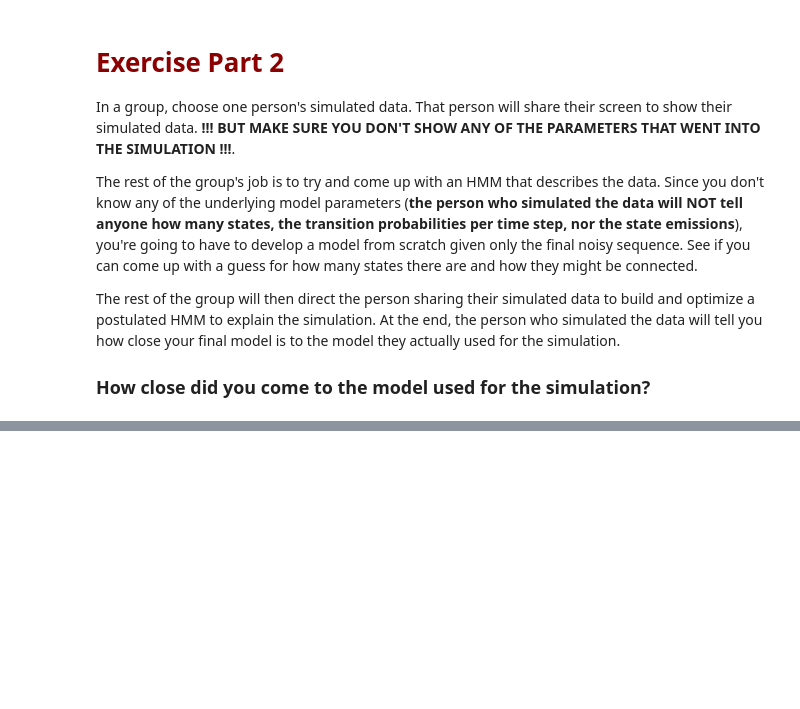
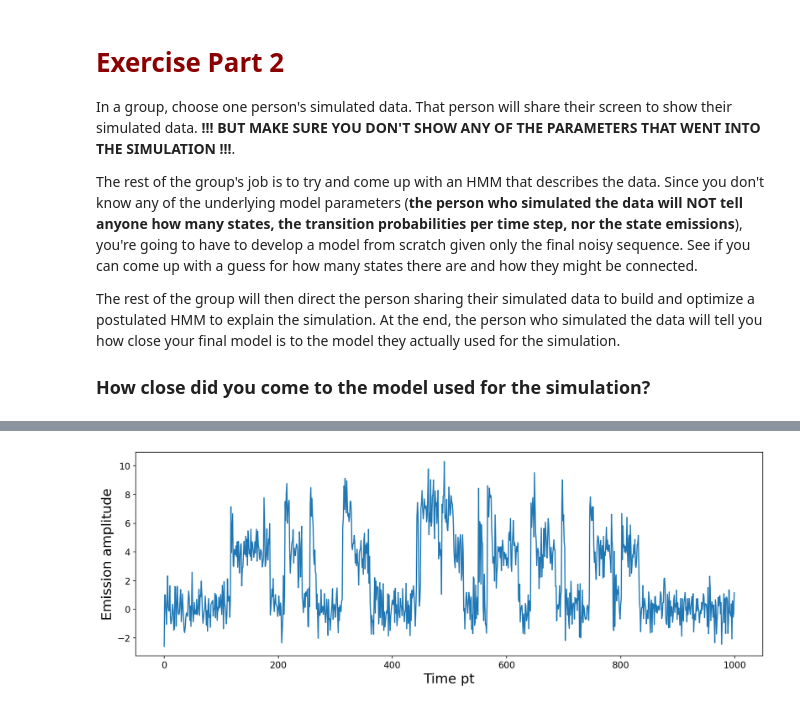
Before and after one commit to marcel-goldschen-ohm/NEU-365P-385L-Spring-2022, a Jupyter notebook: lectures/13 - hidden markov models/hidden-markov-models.ipynb, the cells around one changed output, grey strips where cells are left out. Drawn from its saved outputs; the diff is of its cells as text; code cells hidden in the pictures; blank space fills up the shorter version.

```diff
--- a/lectures/13 - hidden markov models/hidden-markov-models.ipynb
+++ b/lectures/13 - hidden markov models/hidden-markov-models.ipynb
@@ -520,0 +534,8 @@ The rest of the group will then direct the person sharing their simulated data t
+# %%
+data_seq = np.load('observation_sequence.npy')
+
+plt.plot(data_seq[:1000])
+plt.xlabel('Time pt')
+plt.ylabel('Emission amplitude');
+# %% [output]
+[figure, added]
```
Also changed, not shown: parts of 58 cells of this notebook, 4 other files.
